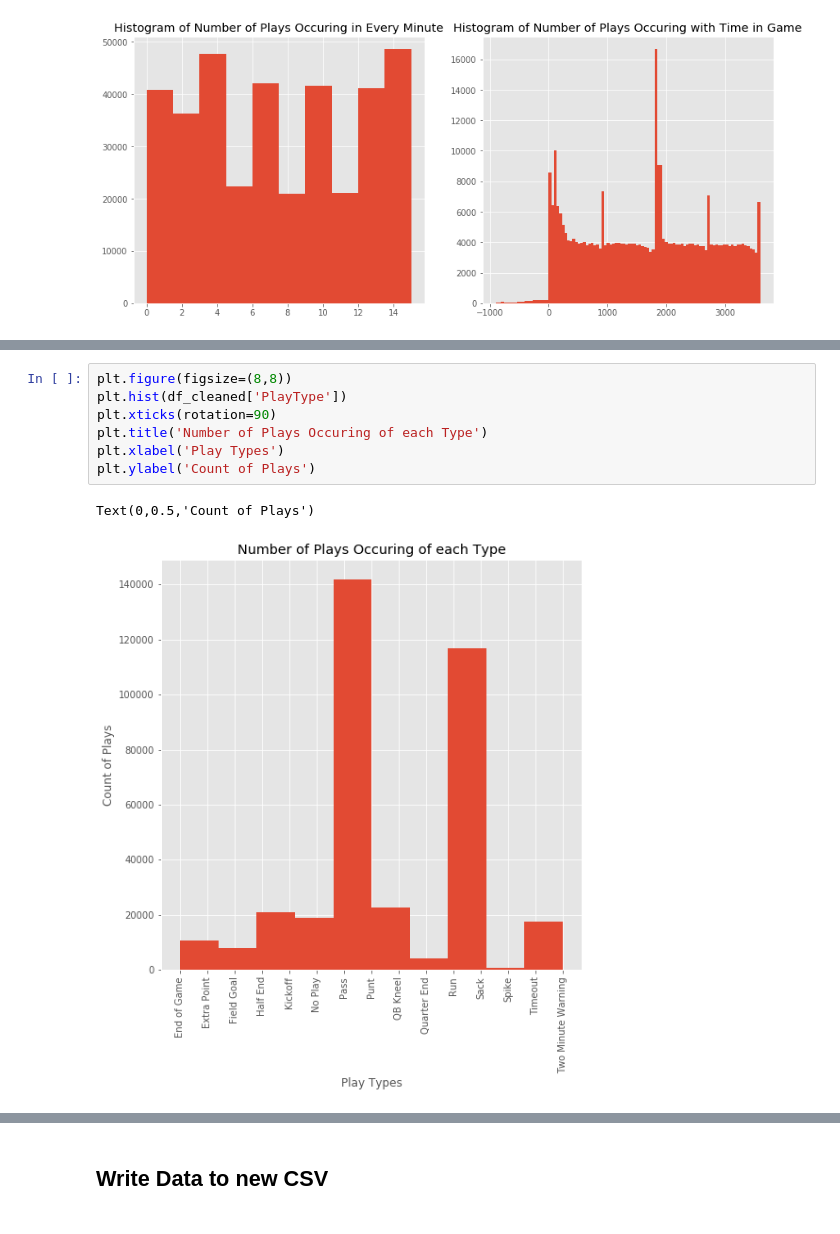
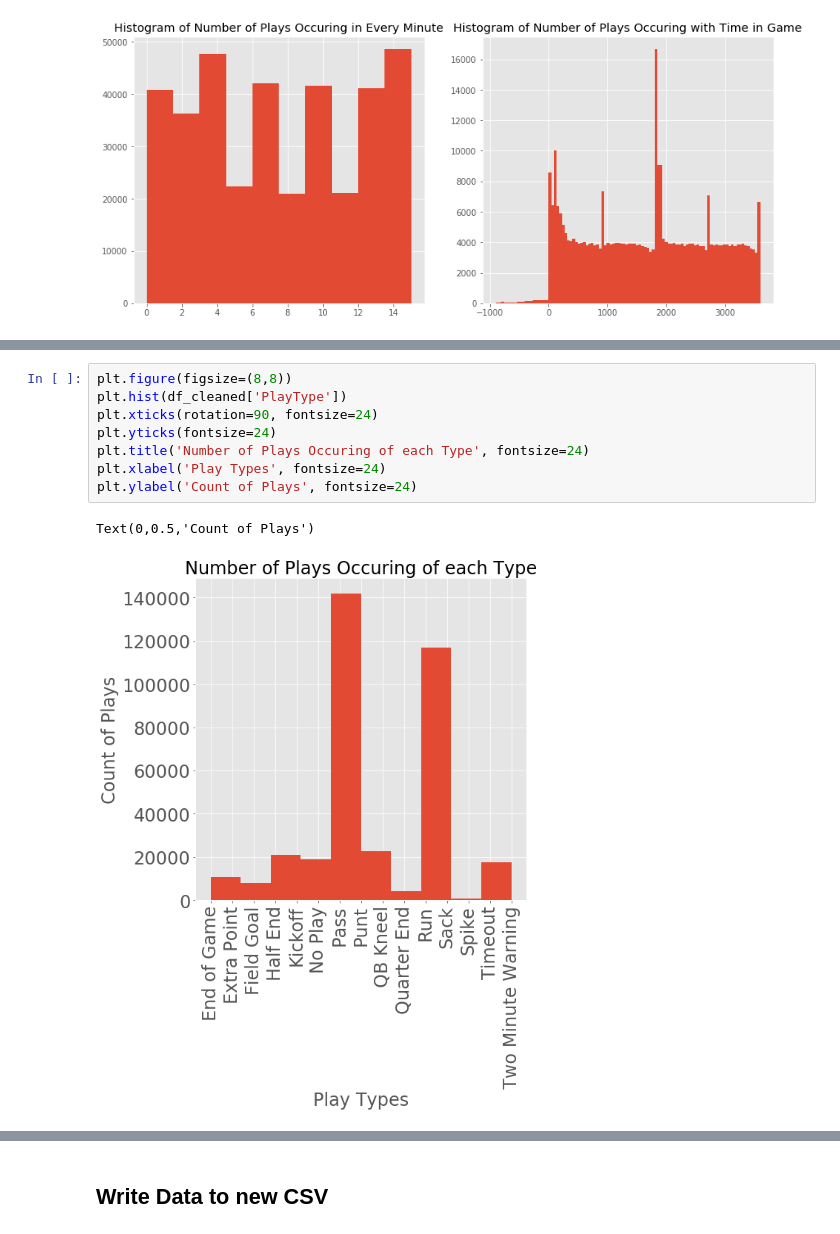
Before and after one commit to dsbrenna/NFLWinProbabilityModeling, a Jupyter notebook: Project Investigation.ipynb, the cells around one changed output, grey strips where cells are left out. Saved outputs shown, nothing was run; the diff lists cells and outputs as text.

```diff
--- a/Project Investigation.ipynb
+++ b/Project Investigation.ipynb
@@ -208,13 +211,14 @@ Text(0,0.5,'Count of Plays')
 # %%
 plt.figure(figsize=(8,8))
 plt.hist(df_cleaned['PlayType'])
-plt.xticks(rotation=90)
-plt.title('Number of Plays Occuring of each Type')
-plt.xlabel('Play Types')
-plt.ylabel('Count of Plays')
+plt.xticks(rotation=90, fontsize=24)
+plt.yticks(fontsize=24)
+plt.title('Number of Plays Occuring of each Type', fontsize=24)
+plt.xlabel('Play Types', fontsize=24)
+plt.ylabel('Count of Plays', fontsize=24)
 # %% [output]
 Text(0,0.5,'Count of Plays')
-[figure, old version]
+[figure, new version]
 # %%
 plt.figure(figsize=(14,6))
 plt.subplot(1,2,1)
```
Also changed, not shown: parts of 32 cells of this notebook.
